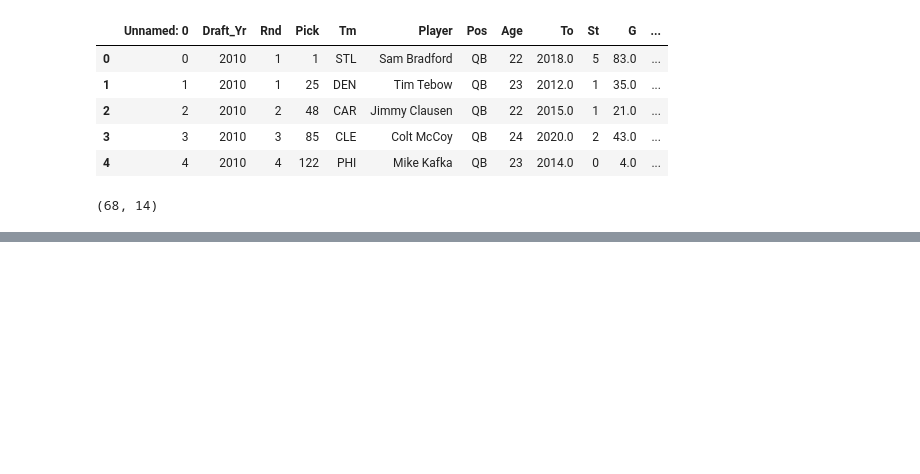
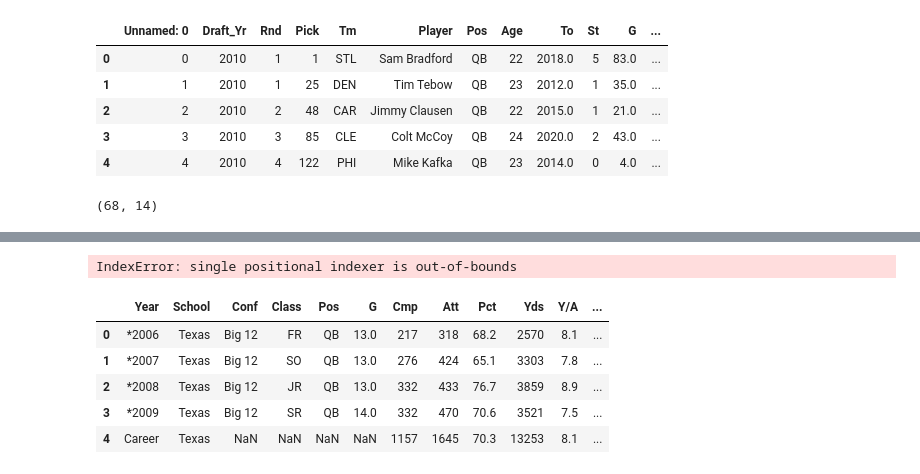
Before and after one commit to chillebrand/qb-draft-model, a Jupyter notebook: tester.ipynb, the cells around one changed output, grey strips where cells are left out. Saved outputs shown, nothing was run; the diff lists cells and outputs as text; code cells hidden in the pictures; blank space fills up the shorter version.

```diff
--- a/tester.ipynb
+++ b/tester.ipynb
@@ -217,0 +346,16 @@ cleaned.shape
+# %%
+df5 = df.head()
+add_college_data(data=df5)
+df5
+# %% [output]
+IndexError: single positional indexer is out-of-bounds
+# %%
+test_df = get_college_data(3)
+test_df
+# %% [output]
+|  | Year | School | Conf | Class | Pos | G | Cmp | Att | Pct | Yds | Y/A | ... |
+| 0 | *2006 | Texas | Big 12 | FR | QB | 13.0 | 217 | 318 | 68.2 | 2570 | 8.1 | ... |
+| 1 | *2007 | Texas | Big 12 | SO | QB | 13.0 | 276 | 424 | 65.1 | 3303 | 7.8 | ... |
+| 2 | *2008 | Texas | Big 12 | JR | QB | 13.0 | 332 | 433 | 76.7 | 3859 | 8.9 | ... |
+| 3 | *2009 | Texas | Big 12 | SR | QB | 14.0 | 332 | 470 | 70.6 | 3521 | 7.5 | ... |
+| 4 | Career | Texas | NaN | NaN | NaN | NaN | 1157 | 1645 | 70.3 | 13253 | 8.1 | ... |
```
Also changed, not shown: parts of 15 cells of this notebook.
